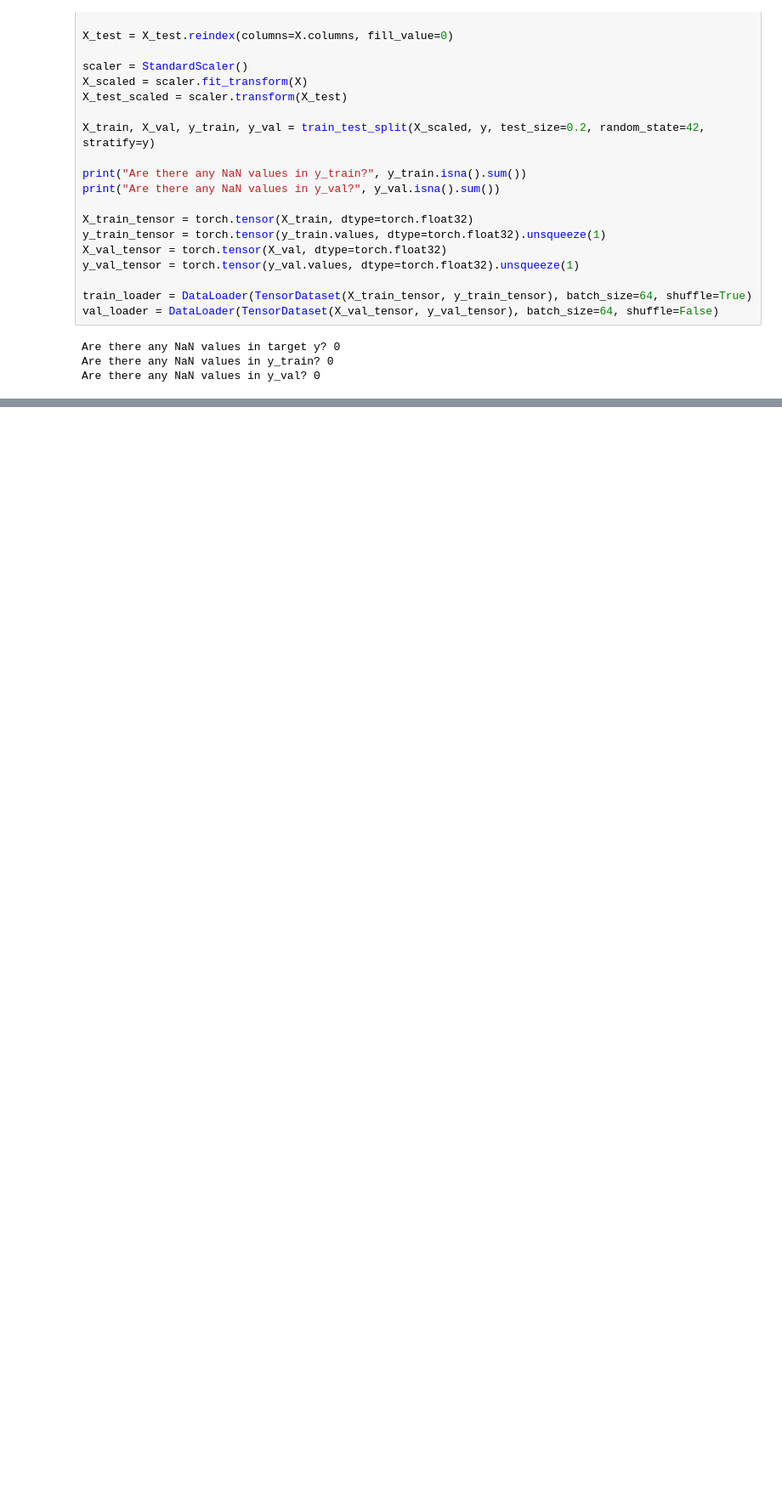
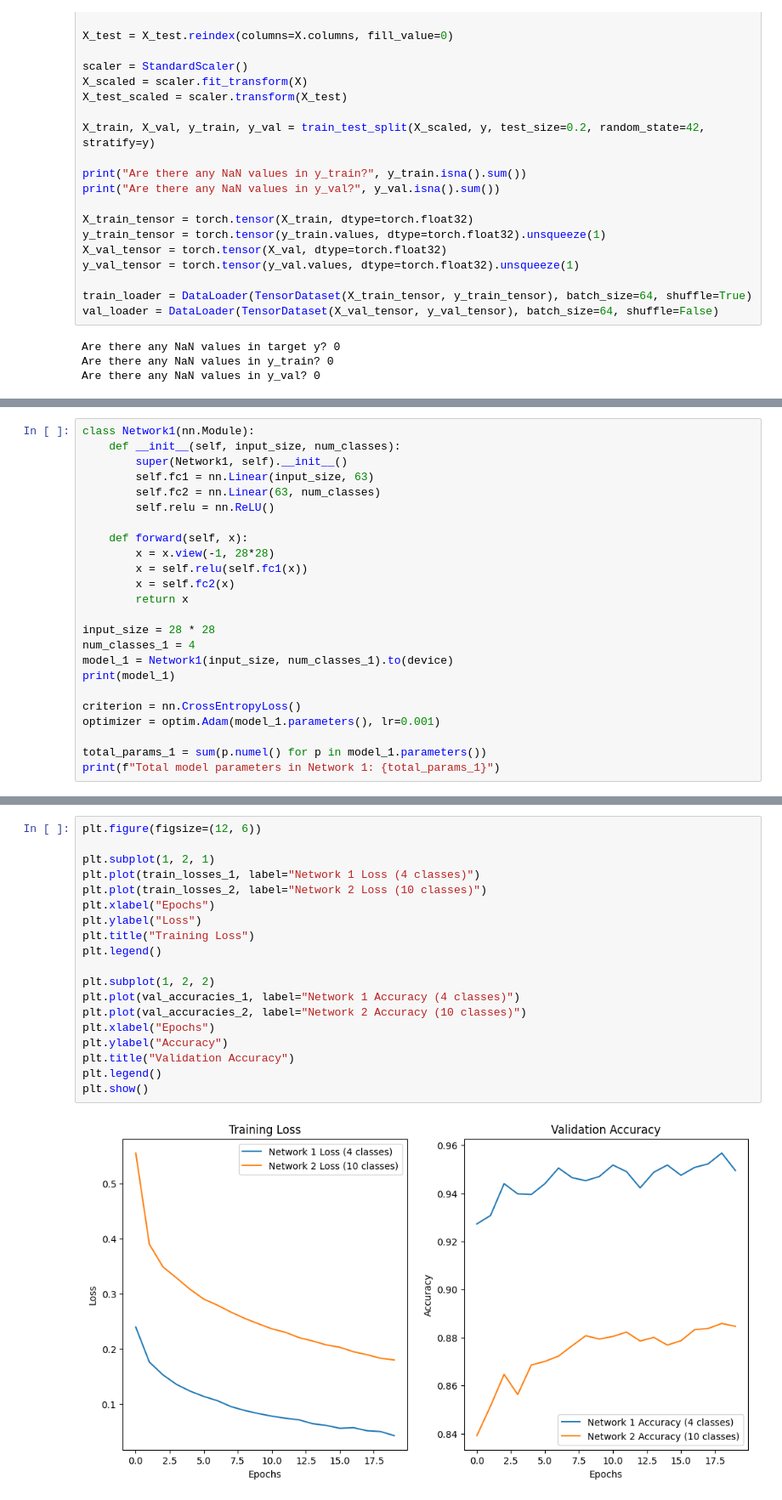
Before and after one commit to RaneemIbra/DeepLearning_NLP, a Jupyter notebook: DL/DL_HW1.ipynb, the cells around one changed output, grey strips where cells are left out. Shown at 85% size. Cells and saved outputs as stored; diff of their text form; blank space fills up the shorter version.

```diff
--- a/DL/DL_HW1.ipynb
+++ b/DL/DL_HW1.ipynb
@@ -221,0 +326,24 @@ Total model parameters: 101
+# %%
+class Network1(nn.Module):
+    def __init__(self, input_size, num_classes):
+        super(Network1, self).__init__()
+        self.fc1 = nn.Linear(input_size, 63)
+        self.fc2 = nn.Linear(63, num_classes)
+        self.relu = nn.ReLU()
+
+    def forward(self, x):
+        x = x.view(-1, 28*28)
+        x = self.relu(self.fc1(x))
+        x = self.fc2(x)
+        return x
+
+input_size = 28 * 28
+num_classes_1 = 4
+model_1 = Network1(input_size, num_classes_1).to(device)
+print(model_1)
+
+criterion = nn.CrossEntropyLoss()
+optimizer = optim.Adam(model_1.parameters(), lr=0.001)
+
+total_params_1 = sum(p.numel() for p in model_1.parameters())
+print(f"Total model parameters in Network 1: {total_params_1}")
@@ -221,0 +463,21 @@ Total model parameters: 101
+# %%
+plt.figure(figsize=(12, 6))
+
+plt.subplot(1, 2, 1)
+plt.plot(train_losses_1, label="Network 1 Loss (4 classes)")
+plt.plot(train_losses_2, label="Network 2 Loss (10 classes)")
+plt.xlabel("Epochs")
+plt.ylabel("Loss")
+plt.title("Training Loss")
+plt.legend()
+
+plt.subplot(1, 2, 2)
+plt.plot(val_accuracies_1, label="Network 1 Accuracy (4 classes)")
+plt.plot(val_accuracies_2, label="Network 2 Accuracy (10 classes)")
+plt.xlabel("Epochs")
+plt.ylabel("Accuracy")
+plt.title("Validation Accuracy")
+plt.legend()
+plt.show()
+# %% [output]
+[figure, added]
```
Also changed, not shown: parts of 15 cells of this notebook, 1 other file.
